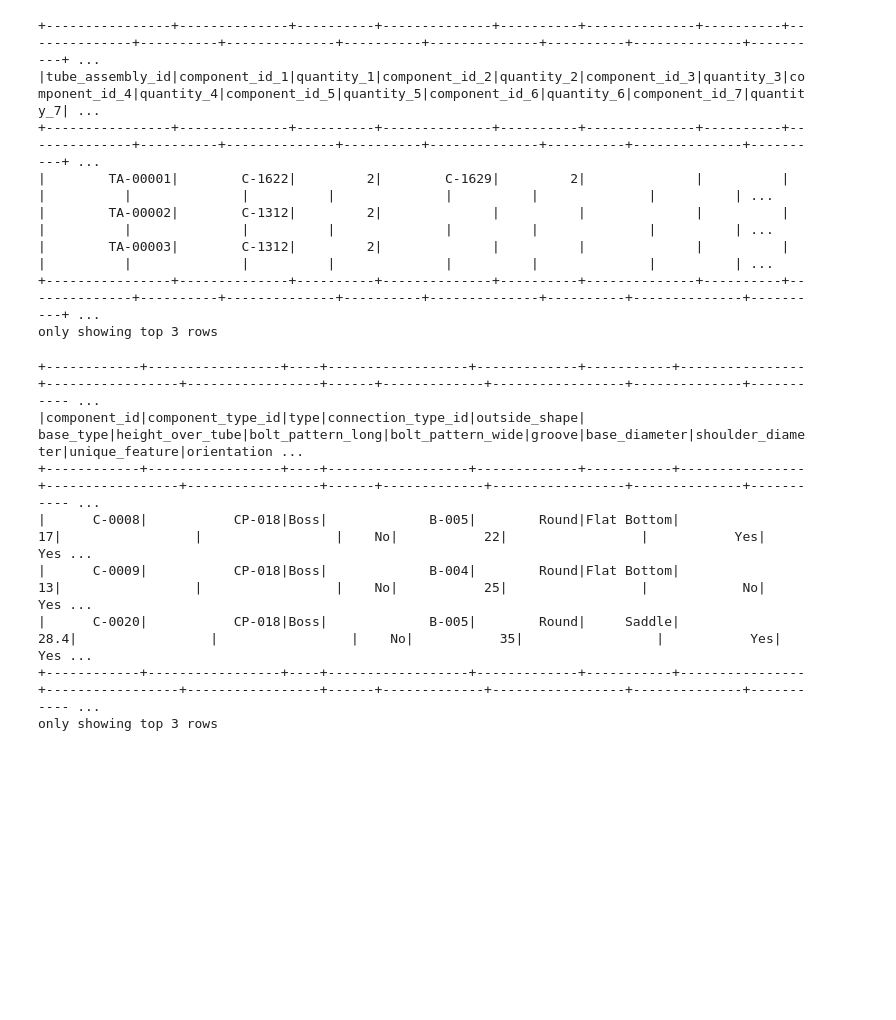
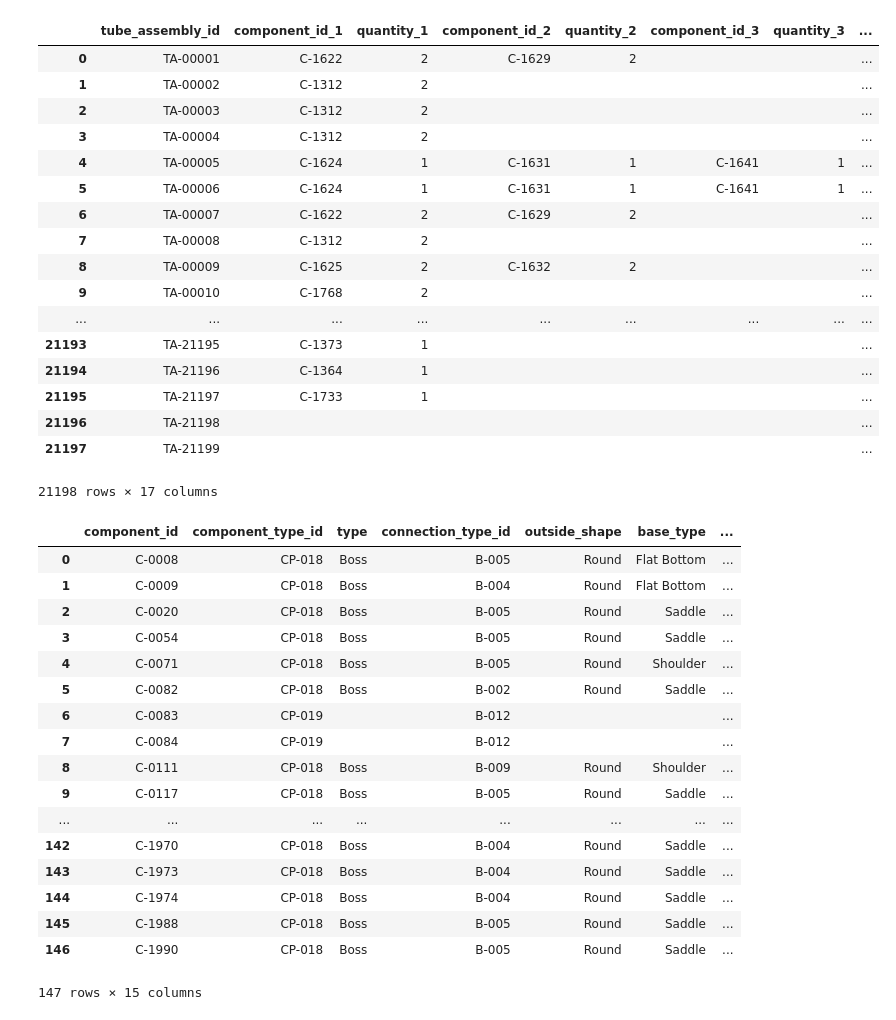
Before and after one commit to ArthurJ/printi-trial, a Jupyter notebook: Printi.ipynb, the cells around one changed output. Drawn from its saved outputs; the diff is of its cells as text; code cells hidden in the pictures; blank space fills up the shorter version.

Commit message:
Pandas é muito melhor para mostrar os dados

```diff
--- a/Printi.ipynb
+++ b/Printi.ipynb
@@ -3,25 +3,45 @@ bill_materials = spark.read.csv('bill_of_materials.csv', header=True, nullValue=
 comp_boss = spark.read.csv('comp_boss.csv', header=True, nullValue='NA')
 price_quote = spark.read.csv('price_quote.csv', header=True, nullValue='NA')
 # %%
-bill_materials.na.fill('').show(3)
+bill_materials.na.fill('').toPandas()
 # %% [output]
+|  | tube_assembly_id | component_id_1 | quantity_1 | component_id_2 | quantity_2 | component_id_3 | quantity_3 | ... |
+| 0 | TA-00001 | C-1622 | 2 | C-1629 | 2 |  |  | ... |
+| 1 | TA-00002 | C-1312 | 2 |  |  |  |  | ... |
+| 2 | TA-00003 | C-1312 | 2 |  |  |  |  | ... |
+| 3 | TA-00004 | C-1312 | 2 |  |  |  |  | ... |
+| 4 | TA-00005 | C-1624 | 1 | C-1631 | 1 | C-1641 | 1 | ... |
+| 5 | TA-00006 | C-1624 | 1 | C-1631 | 1 | C-1641 | 1 | ... |
+| 6 | TA-00007 | C-1622 | 2 | C-1629 | 2 |  |  | ... |
+| 7 | TA-00008 | C-1312 | 2 |  |  |  |  | ... |
+| 8 | TA-00009 | C-1625 | 2 | C-1632 | 2 |  |  | ... |
+| 9 | TA-00010 | C-1768 | 2 |  |  |  |  | ... |
+| ... | ... | ... | ... | ... | ... | ... | ... | ... |
+| 21193 | TA-21195 | C-1373 | 1 |  |  |  |  | ... |
+| 21194 | TA-21196 | C-1364 | 1 |  |  |  |  | ... |
+| 21195 | TA-21197 | C-1733 | 1 |  |  |  |  | ... |
+| 21196 | TA-21198 |  |  |  |  |  |  | ... |
+| 21197 | TA-21199 |  |  |  |  |  |  | ... |
-+----------------+--------------+----------+--------------+----------+--------------+----------+--------------+----------+--------------+----------+--------------+----------+--------------+----------+ ...
-|tube_assembly_id|component_id_1|quantity_1|component_id_2|quantity_2|component_id_3|quantity_3|component_id_4|quantity_4|component_id_5|quantity_5|component_id_6|quantity_6|component_id_7|quantity_7| ...
-+----------------+--------------+----------+--------------+----------+--------------+----------+--------------+----------+--------------+----------+--------------+----------+--------------+----------+ ...
-|        TA-00001|        C-1622|         2|        C-1629|         2|              |          |              |          |              |          |              |          |              |          | ...
-|        TA-00002|        C-1312|         2|              |          |              |          |              |          |              |          |              |          |              |          | ...
-|        TA-00003|        C-1312|         2|              |          |              |          |              |          |              |          |              |          |              |          | ...
-+----------------+--------------+----------+--------------+----------+--------------+----------+--------------+----------+--------------+----------+--------------+----------+--------------+----------+ ...
-only showing top 3 rows
+21198 rows × 17 columns
 # %%
-comp_boss.na.fill('').show(3)
+comp_boss.na.fill('').toPandas()
 # %% [output]
+|  | component_id | component_type_id | type | connection_type_id | outside_shape | base_type | ... |
+| 0 | C-0008 | CP-018 | Boss | B-005 | Round | Flat Bottom | ... |
+| 1 | C-0009 | CP-018 | Boss | B-004 | Round | Flat Bottom | ... |
+| 2 | C-0020 | CP-018 | Boss | B-005 | Round | Saddle | ... |
+| 3 | C-0054 | CP-018 | Boss | B-005 | Round | Saddle | ... |
+| 4 | C-0071 | CP-018 | Boss | B-005 | Round | Shoulder | ... |
+| 5 | C-0082 | CP-018 | Boss | B-002 | Round | Saddle | ... |
+| 6 | C-0083 | CP-019 |  | B-012 |  |  | ... |
+| 7 | C-0084 | CP-019 |  | B-012 |  |  | ... |
+| 8 | C-0111 | CP-018 | Boss | B-009 | Round | Shoulder | ... |
+| 9 | C-0117 | CP-018 | Boss | B-005 | Round | Saddle | ... |
+| ... | ... | ... | ... | ... | ... | ... | ... |
+| 142 | C-1970 | CP-018 | Boss | B-004 | Round | Saddle | ... |
+| 143 | C-1973 | CP-018 | Boss | B-004 | Round | Saddle | ... |
+| 144 | C-1974 | CP-018 | Boss | B-004 | Round | Saddle | ... |
+| 145 | C-1988 | CP-018 | Boss | B-005 | Round | Saddle | ... |
+| 146 | C-1990 | CP-018 | Boss | B-005 | Round | Saddle | ... |
-+------------+-----------------+----+------------------+-------------+-----------+----------------+-----------------+-----------------+------+-------------+-----------------+--------------+----------- ...
-|component_id|component_type_id|type|connection_type_id|outside_shape|  base_type|height_over_tube|bolt_pattern_long|bolt_pattern_wide|groove|base_diameter|shoulder_diameter|unique_feature|orientation ...
-+------------+-----------------+----+------------------+-------------+-----------+----------------+-----------------+-----------------+------+-------------+-----------------+--------------+----------- ...
-|      C-0008|           CP-018|Boss|             B-005|        Round|Flat Bottom|              17|                 |                 |    No|           22|                 |           Yes|        Yes ...
-|      C-0009|           CP-018|Boss|             B-004|        Round|Flat Bottom|              13|                 |                 |    No|           25|                 |            No|        Yes ...
-|      C-0020|           CP-018|Boss|             B-005|        Round|     Saddle|            28.4|                 |                 |    No|           35|                 |           Yes|        Yes ...
-+------------+-----------------+----+------------------+-------------+-----------+----------------+-----------------+-----------------+------+-------------+-----------------+--------------+----------- ...
-only showing top 3 rows
+147 rows × 15 columns
 # %%
```
Also changed, not shown: parts of 1 cell of this notebook.
